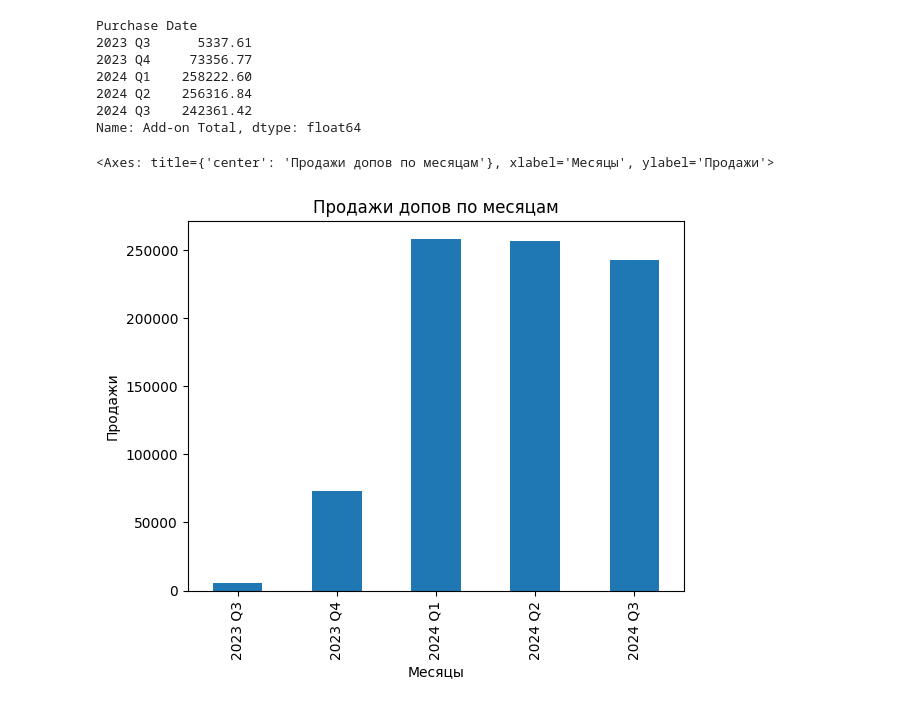
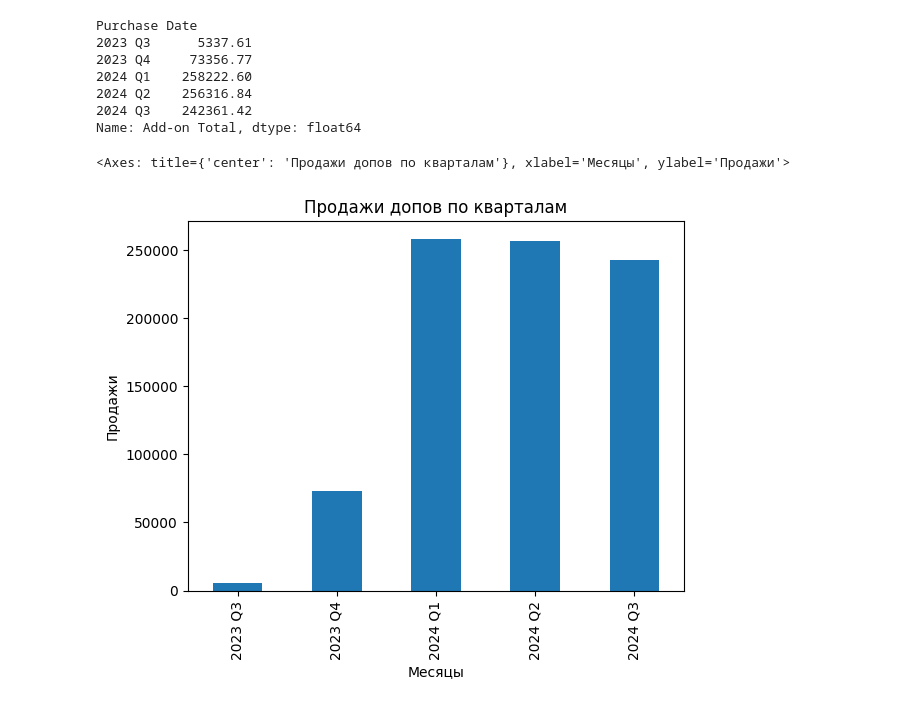
Before and after one commit to Chuwuni/PDE_homework3, a Jupyter notebook: Homework3.ipynb, the cells around one changed output. Cells and saved outputs as stored; diff of their text form; code cells hidden in the pictures.

```diff
--- a/Homework3.ipynb
+++ b/Homework3.ipynb
@@ -220,7 +230,7 @@ Purchase Date
 2024 Q3    242361.42
 Name: Add-on Total, dtype: float64
 # %%
-by_addons_quarter_df.plot(kind='bar', title='Продажи допов по месяцам', xlabel='Месяцы', ylabel='Продажи')
+by_addons_quarter_df.plot(kind='bar', title='Продажи допов по кварталам', xlabel='Месяцы', ylabel='Продажи')
 # %% [output]
-<Axes: title={'center': 'Продажи допов по месяцам'}, xlabel='Месяцы', ylabel='Продажи'>
+<Axes: title={'center': 'Продажи допов по кварталам'}, xlabel='Месяцы', ylabel='Продажи'>
-[figure, old version]
+[figure, new version]
```
Also changed, not shown: parts of 3 cells of this notebook.
